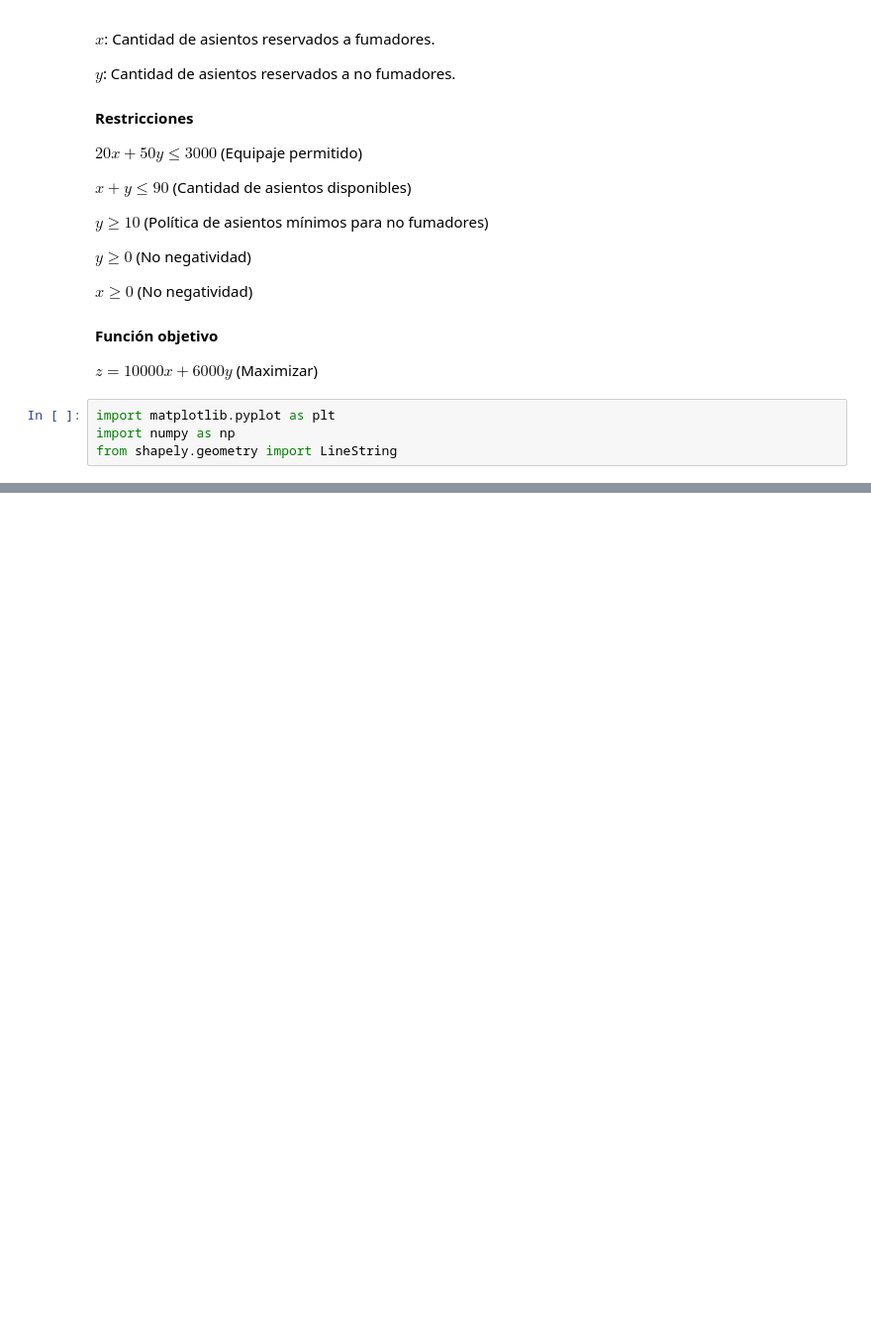
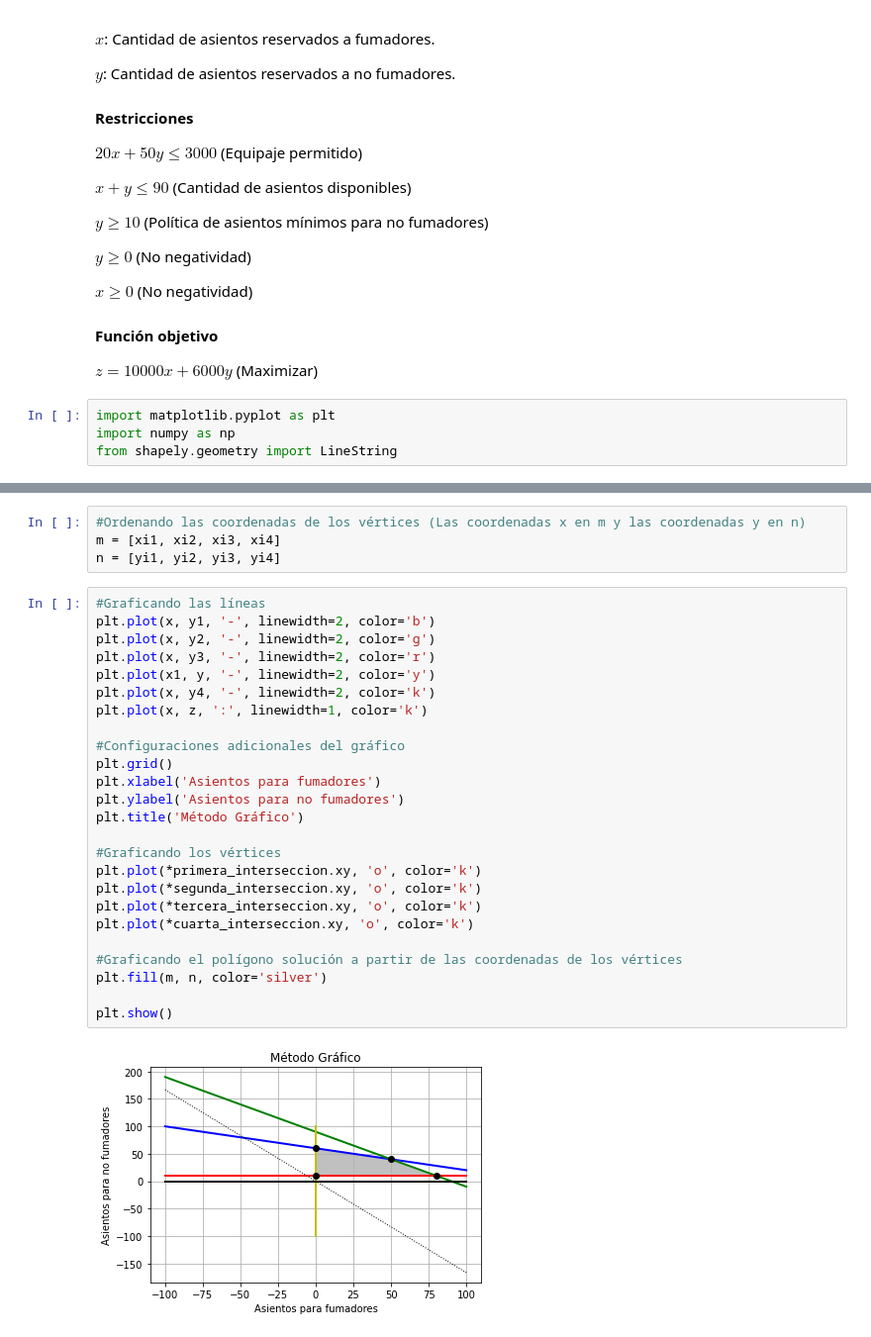
Before and after one commit to Crisel8a/Progrmaci-n-Lineal, a Jupyter notebook: Progrmación_Lineal.ipynb, the cells around one changed output, grey strips where cells are left out. Shown at 99% size. Cells and saved outputs as stored; diff of their text form; blank space fills up the shorter version.

```diff
--- a/Progrmación_Lineal.ipynb
+++ b/Progrmación_Lineal.ipynb
@@ -218,0 +320,31 @@ plt.show()
+# %%
+#Ordenando las coordenadas de los vértices (Las coordenadas x en m y las coordenadas y en n)
+m = [xi1, xi2, xi3, xi4]
+n = [yi1, yi2, yi3, yi4]
+# %%
+#Graficando las líneas
+plt.plot(x, y1, '-', linewidth=2, color='b')
+plt.plot(x, y2, '-', linewidth=2, color='g')
+plt.plot(x, y3, '-', linewidth=2, color='r')
+plt.plot(x1, y, '-', linewidth=2, color='y')
+plt.plot(x, y4, '-', linewidth=2, color='k')
+plt.plot(x, z, ':', linewidth=1, color='k')
+
+#Configuraciones adicionales del gráfico
+plt.grid()
+plt.xlabel('Asientos para fumadores')
+plt.ylabel('Asientos para no fumadores')
+plt.title('Método Gráfico')
+
+#Graficando los vértices
+plt.plot(*primera_interseccion.xy, 'o', color='k')
+plt.plot(*segunda_interseccion.xy, 'o', color='k')
+plt.plot(*tercera_interseccion.xy, 'o', color='k')
+plt.plot(*cuarta_interseccion.xy, 'o', color='k')
+
+#Graficando el polígono solución a partir de las coordenadas de los vértices
+plt.fill(m, n, color='silver')
+
+plt.show()
+# %% [output]
+[figure, added]
```
Also changed, not shown: parts of 31 cells of this notebook.
